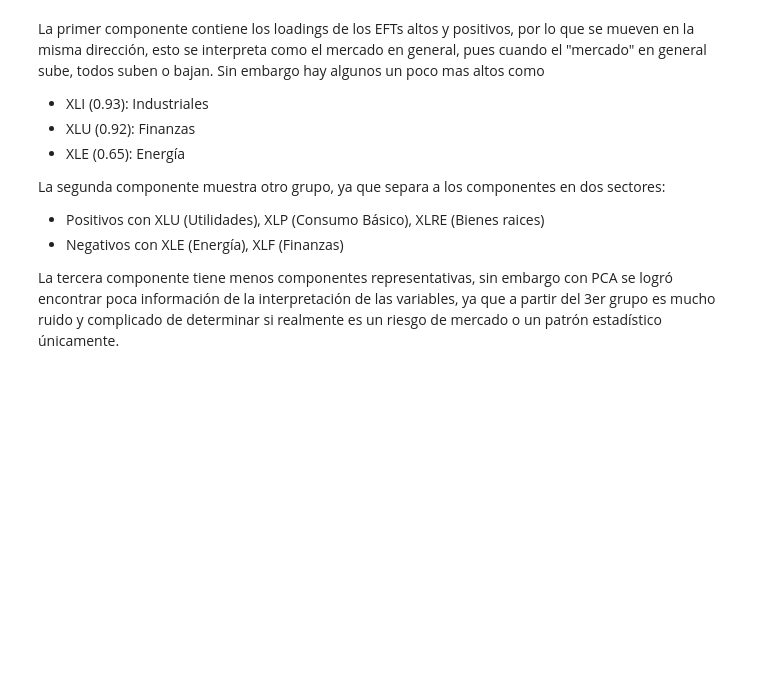
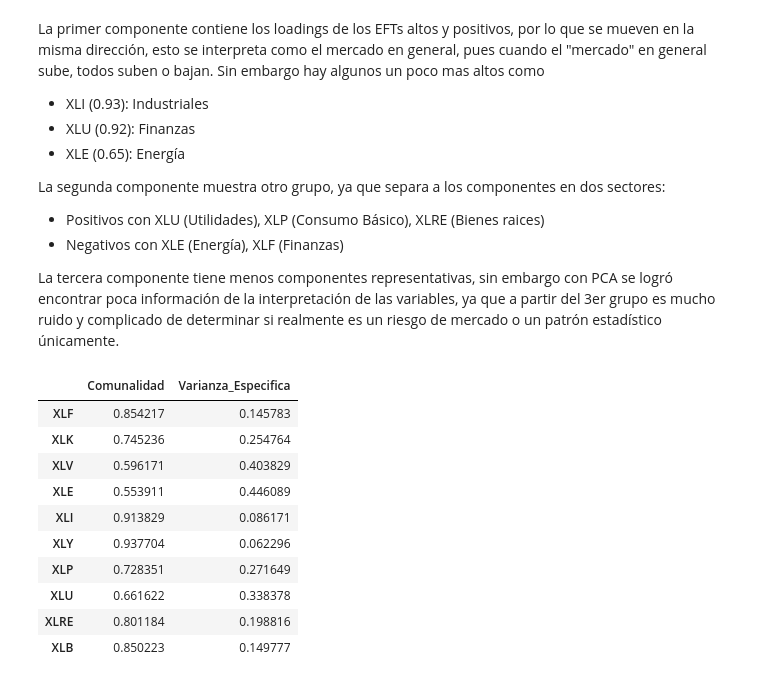
Before and after one commit to Polito9/Factores-de-Riesgo-en-ETF, a Jupyter notebook: main.ipynb, the cells around one changed output. Cells and saved outputs as stored; diff of their text form; code cells hidden in the pictures; blank space fills up the shorter version.

```diff
--- a/main.ipynb
+++ b/main.ipynb
@@ -316,3 +319,47 @@ La segunda componente muestra otro grupo, ya que separa a los componentes en dos
 - Negativos con XLE (Energía), XLF (Finanzas)
 
 La tercera componente tiene menos componentes representativas, sin embargo con PCA se logró encontrar poca información de la interpretación de las variables, ya que a partir del 3er grupo es mucho ruido y complicado de determinar si realmente es un riesgo de mercado o un patrón estadístico únicamente.
+# %%
+#Analisis Factorial
+#aplicamos analisis factorial con 3 factores y la rotacion varimax
+fa = FactorAnalysis(n_components=3, rotation='varimax')
+fa_factors = fa.fit_transform(excess_scaled)
+
+fa_factors_df = pd.DataFrame(fa_factors, columns=['Factor1', 'Factor2', 'Factor3'],
+                            index=excess_scaled.index)
+
+# Obtener las cargas factoriales
+factor_loadings = fa.components_.T
+factor_loadings_df = pd.DataFrame(factor_loadings,
+                                 columns=['Factor1', 'Factor2', 'Factor3'],
+                                 index=excess_returns_df.columns)
+
+#visualizar loadings factoriales
+fig_fa_loadings = px.imshow(factor_loadings_df,
+    color_continuous_scale='RdBu_r',
+    aspect="auto",
+    text_auto=".2f",
+    title='Loadings Factoriales Rotados (Varimax)'
+)
+fig_fa_loadings.show()
+
+# Calcular comunalidades y varianza específica
+communalities = np.sum(factor_loadings**2, axis=1)
+specific_variances = 1 - communalities
+fa_results_df = pd.DataFrame({
+    'Comunalidad': communalities,
+    'Varianza_Especifica': specific_variances
+}, index=excess_returns_df.columns)
+fa_results_df
+# %% [output]
+|  | Comunalidad | Varianza_Especifica |
+| XLF | 0.854217 | 0.145783 |
+| XLK | 0.745236 | 0.254764 |
+| XLV | 0.596171 | 0.403829 |
+| XLE | 0.553911 | 0.446089 |
+| XLI | 0.913829 | 0.086171 |
+| XLY | 0.937704 | 0.062296 |
+| XLP | 0.728351 | 0.271649 |
+| XLU | 0.661622 | 0.338378 |
+| XLRE | 0.801184 | 0.198816 |
+| XLB | 0.850223 | 0.149777 |
```
Also changed, not shown: parts of 14 cells of this notebook.
